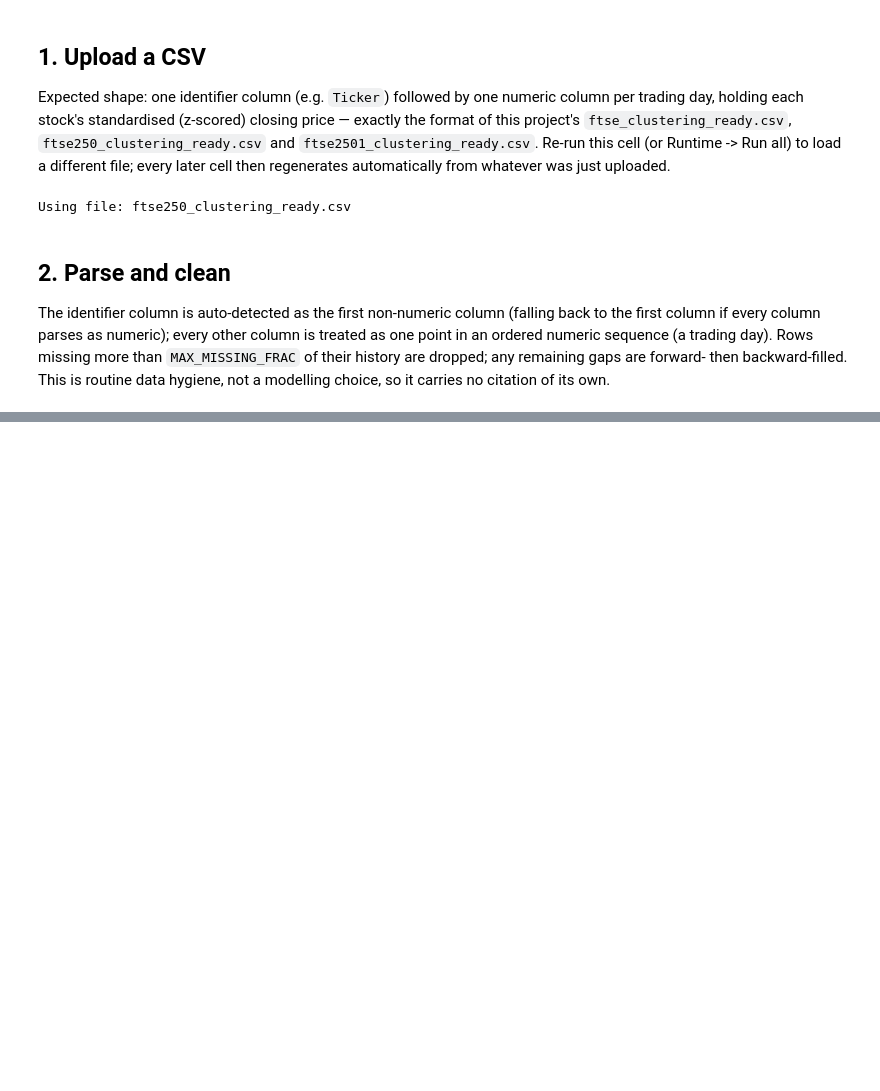
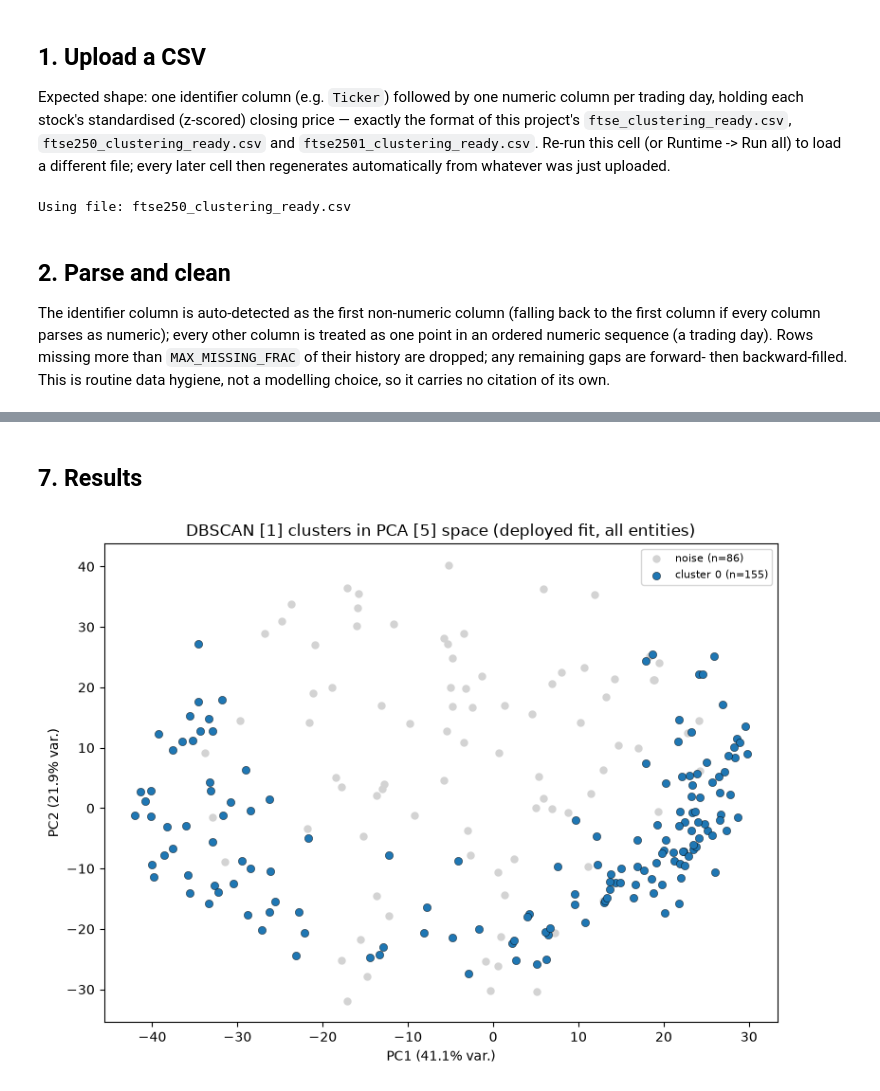
Before and after one commit to divyalakshmiram7-pixel/ERP-Unsupervised-Machine-Learning-for-Discovering-Patterns-in-Stock-Price-Movement., a Jupyter notebook: DBSCAN_colab.ipynb, the cells around one changed output, grey strips where cells are left out. Drawn from its saved outputs; the diff is of its cells as text; code cells hidden in the pictures; blank space fills up the shorter version.

```diff
--- a/DBSCAN_colab.ipynb
+++ b/DBSCAN_colab.ipynb
@@ -154,5 +102,0 @@ meaningful.)
-# %%
-scaler = StandardScaler()
-X_scaled = scaler.fit_transform(X_raw)
-
-print(f"Standardised feature matrix: {X_scaled.shape}")
@@ -515,0 +316,26 @@ plt.show()
+# %%
+valid = grid[
+    (grid["n_clusters"] >= MIN_CLUSTERS)
+    & (grid["noise_frac"] <= NOISE_CEILING)
+    & (grid["largest_frac"] <= GIANT_CLUSTER_CEILING)
+    & grid["silhouette"].notna()
+]
+print(f"Non-degenerate combinations: {len(valid)} / {len(grid)}")
+
+pool = valid if len(valid) else grid
+if not len(valid):
+    print("WARNING: every combination was degenerate by the ceilings above; "
+          "picking the best of the full grid instead.")
+
+best = pool.sort_values("silhouette", ascending=False).iloc[0]
+MINPTS, BEST_NOISE_PCT = int(best["MinPts"]), int(best["noise_pct_rule"])
+S_select = float(best["silhouette"])
+print(f"\nSelected by maximum average silhouette width S [2], on SELECT only:")
+print(f"  MinPts = {MINPTS}")
+print(f"  noise-percentile rule = {BEST_NOISE_PCT}% [1, Sec 4.2]")
+print(f"  (SELECT) clusters = {int(best['n_clusters'])}, noise = {best['noise_frac']:.1%}, "
+      f"S_select = {S_select:.3f}")
+print(f"\nNote: S_select is reported here for transparency about the selection process only.")
+print(f"It is NOT the quality figure to trust -- it is measured on the same data used to")
+print(f"choose these parameters, so it is optimistic by construction. See Section 4.3 for")
+print(f"the honest, held-out estimate.")
@@ -515,0 +594,18 @@ plt.show()
+# %% [markdown]
+## 7. Results
+# %%
+fig, ax = plt.subplots(figsize=(8, 6))
+ax.scatter(X_pca[is_noise, 0], X_pca[is_noise, 1], c="lightgray", s=25,
+           label=f"noise (n={is_noise.sum()})", zorder=1)
+for c in cluster_ids:
+    m = labels == c
+    ax.scatter(X_pca[m, 0], X_pca[m, 1], c=f"C{c % 10}", s=35,
+               label=f"cluster {c} (n={m.sum()})", zorder=2, edgecolor="k", linewidth=0.3)
+ax.set_xlabel(f"PC1 ({pca_full.explained_variance_ratio_[0]*100:.1f}% var.)")
+ax.set_ylabel(f"PC2 ({pca_full.explained_variance_ratio_[1]*100:.1f}% var.)")
+ax.set_title("DBSCAN [1] clusters in PCA [5] space (deployed fit, all entities)")
+ax.legend(fontsize=8, loc="best")
+plt.tight_layout()
+plt.show()
+# %% [output]
+[figure, added]
```
Also changed, not shown: parts of 45 cells of this notebook.
